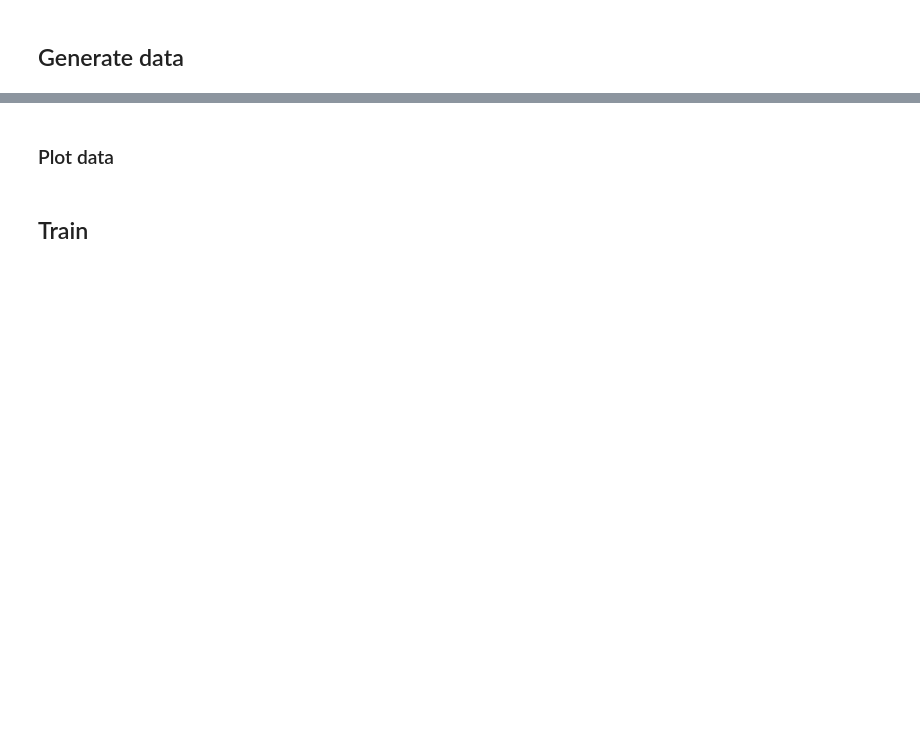
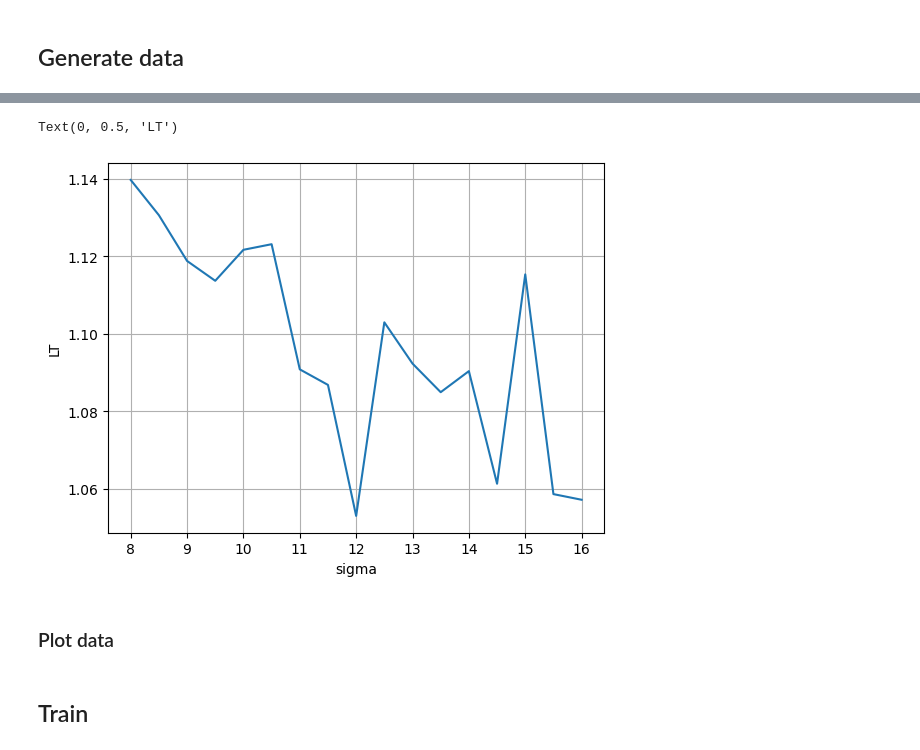
Before and after one commit to MagriLab/Adjoint-ESN, a Jupyter notebook: src/run_dyn_sys_from_results.ipynb, the cells around one changed output, grey strips where cells are left out. Saved outputs shown, nothing was run; the diff lists cells and outputs as text; code cells hidden in the pictures; blank space fills up the shorter version.

```diff
--- a/src/run_dyn_sys_from_results.ipynb
+++ b/src/run_dyn_sys_from_results.ipynb
@@ -23,7 +23,11 @@ def load_config(experiment_path):
          config = yaml.unsafe_load(file)
          return config
 
-experiment_path=Path('../local_results/lorenz63/run_20240105_140530')
+# experiment_path=Path('../local_results/lorenz63/run_20240105_140530')
+experiment_path=Path('../local_results/lorenz63/run_20240206_181642')
+# experiment_path=Path('../local_results/lorenz63/run_20240208_121804')
+# experiment_path=Path('../local_results/lorenz63/run_20240208_233539')
+
 sys = Lorenz63
 config = load_config(experiment_path)
 results = pp.unpickle_file(experiment_path / 'results.pickle')[0]
@@ -147,0 +157,23 @@ Regime: beta = 1.000 rho = 35.000 sigma = 16.000
+# %%
+full_list = np.vstack([train_param_list,val_param_list])
+
+# param_mesh_input = [None] * 3
+# param_mesh_input[eParam.beta] = [8/3] #np.arange(1.0,3.1,0.1)
+# param_mesh_input[eParam.rho] = [28] #np.arange(28,52,2)
+# param_mesh_input[eParam.sigma] = np.arange(8,16.5,0.5)
+# full_list = pp.make_param_mesh(param_mesh_input)
+
+LT = np.zeros(len(train_param_list))
+for p_idx, p in enumerate(full_list):
+    regime_str = ' '.join([f"{param.name} = {p[param]:0.3f}" for param in sys.get_eParamVar()])
+    print("Regime:", regime_str)
+    params = {}
+    for param in eParam:
+        params[param.name] = p[param]
+    my_sys, y_sim, t_sim = pp.load_data_dyn_sys(sys,
+                                                params,
+                                                sim_time,
+                                                sim_dt,
+                                                random_seed=random_seed,
+                                                integrator=integrator)
+    LT[p_idx] = Lyapunov_Time(sys, params)
@@ -148,3 +199,11 @@ Regime: beta = 1.000 rho = 35.000 sigma = 16.000
+# %%
+plt.plot(param_mesh_input[eParam.sigma],LT)
+plt.grid()
+plt.xlabel('sigma')
+plt.ylabel('LT')
+# %% [output]
+Text(0, 0.5, 'LT')
+[figure, added]
 # %% [markdown]
 ### Plot data
 # %%
```
Also changed, not shown: parts of 46 cells of this notebook, 8 other files.
